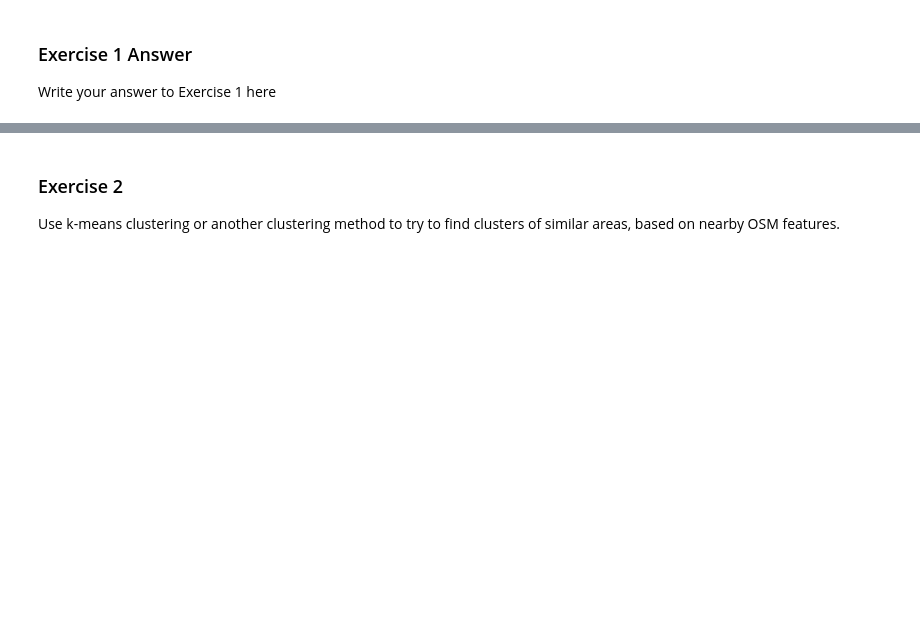
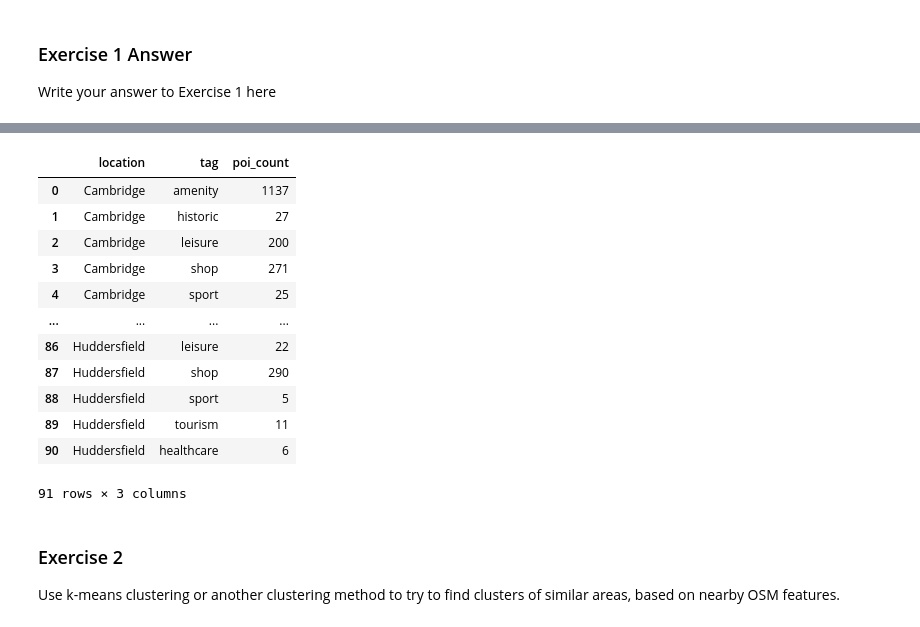
Before and after one commit to sdenyskov/sd995_ads_2024, a Jupyter notebook: notebooks/02-access-assess-geospatial.ipynb, the cells around one changed output, grey strips where cells are left out. Drawn from its saved outputs; the diff is of its cells as text; code cells hidden in the pictures; blank space fills up the shorter version.

```diff
--- a/notebooks/02-access-assess-geospatial.ipynb
+++ b/notebooks/02-access-assess-geospatial.ipynb
@@ -465,7 +467,7 @@ def count_pois_near_coordinates(latitude: float, longitude: float, tags: dict, d
                 poi_counts[tag] = pois_df[tag].notnull().sum()
             elif isinstance(value, list):
                 # count POIs that match one of the list values
-                poi_counts[tag] = pois_df[tag].notnull().isin(value).sum()
+                poi_counts[tag] = pois_df[tag].isin(value).sum()
             else:
                 # raise an error
                 raise ValueError(f"Unexpected value: tags[{tag}] = {value}")
@@ -481,10 +483,10 @@ can also search for specific tags like this:
 # %%
 tags = {
     "amenity": True,
-    "historic": ["park", "stadium", "swimming_pool", "playground"],
+    "historic": True,
     "leisure": True,
     "shop": True,
-    "sport": True,
+    "sport": ["tennis", "soccer", "squash", "multi", "bowls"],
     "tourism": True,
     "healthcare": True,
 }
@@ -519,0 +520,14 @@ Write your answer to Exercise 1 here
+# %%
+osm_feature_counts = []
+
+for location, coords in locations_dict.items():
+
+    latitude, longitude = coords[0], coords[1]
+    poi_counts = count_pois_near_coordinates(latitude, longitude, tags)
+
+    for tag, poi_count in poi_counts.items():
+        osm_feature_counts.append((location, tag, poi_count))
+
+    print(f"Location {location} has been processed.")
+
+osm_feature_counts_df = pd.DataFrame(osm_feature_counts, columns=['location', 'tag', 'poi_count'])
@@ -520,3 +548,19 @@ Write your answer to Exercise 1 here
+# %%
+osm_feature_counts_df
+# %% [output]
+|  | location | tag | poi_count |
+| 0 | Cambridge | amenity | 1137 |
+| 1 | Cambridge | historic | 27 |
+| 2 | Cambridge | leisure | 200 |
+| 3 | Cambridge | shop | 271 |
+| 4 | Cambridge | sport | 25 |
+| ... | ... | ... | ... |
+| 86 | Huddersfield | leisure | 22 |
+| 87 | Huddersfield | shop | 290 |
+| 88 | Huddersfield | sport | 5 |
+| 89 | Huddersfield | tourism | 11 |
+| 90 | Huddersfield | healthcare | 6 |
+91 rows × 3 columns
 # %% [markdown]
 ### Exercise 2
 
```
Also changed, not shown: parts of 3 cells of this notebook.
